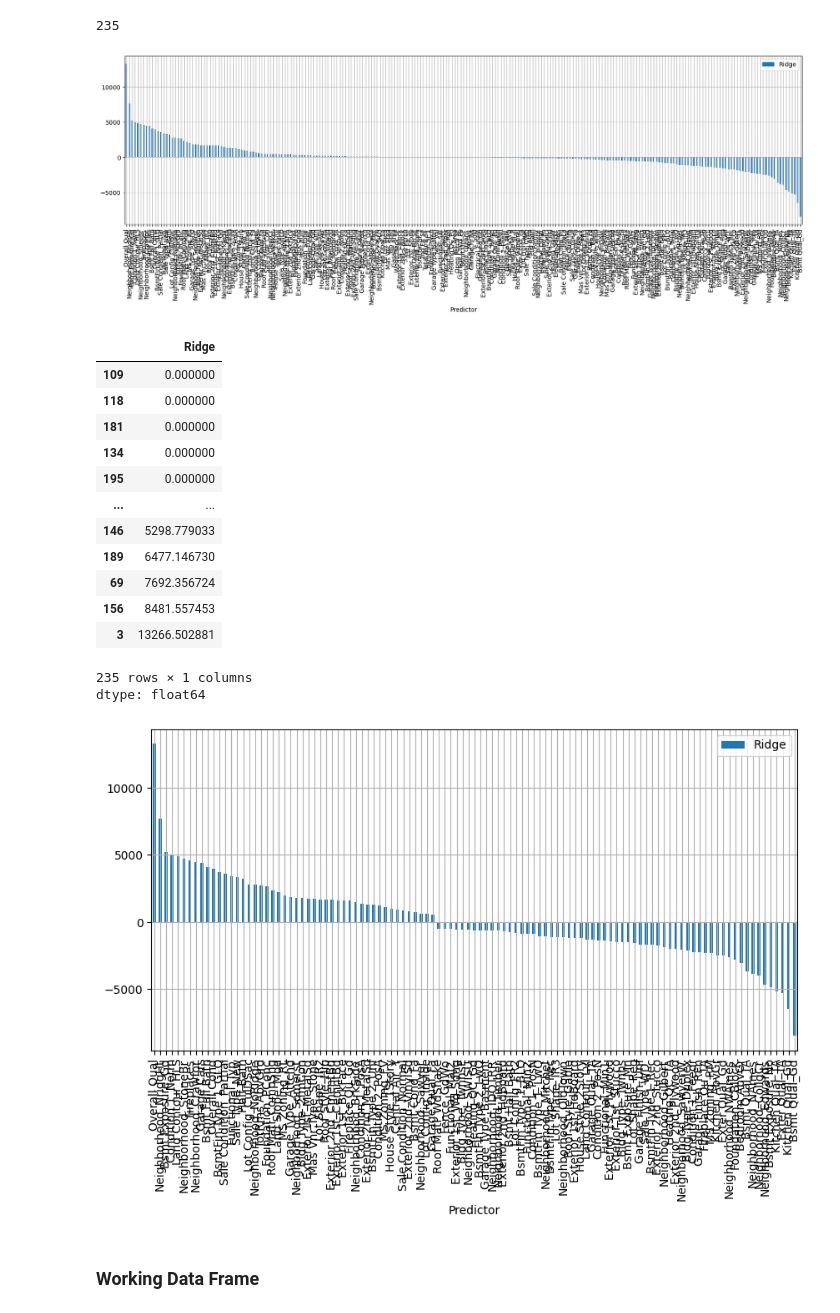
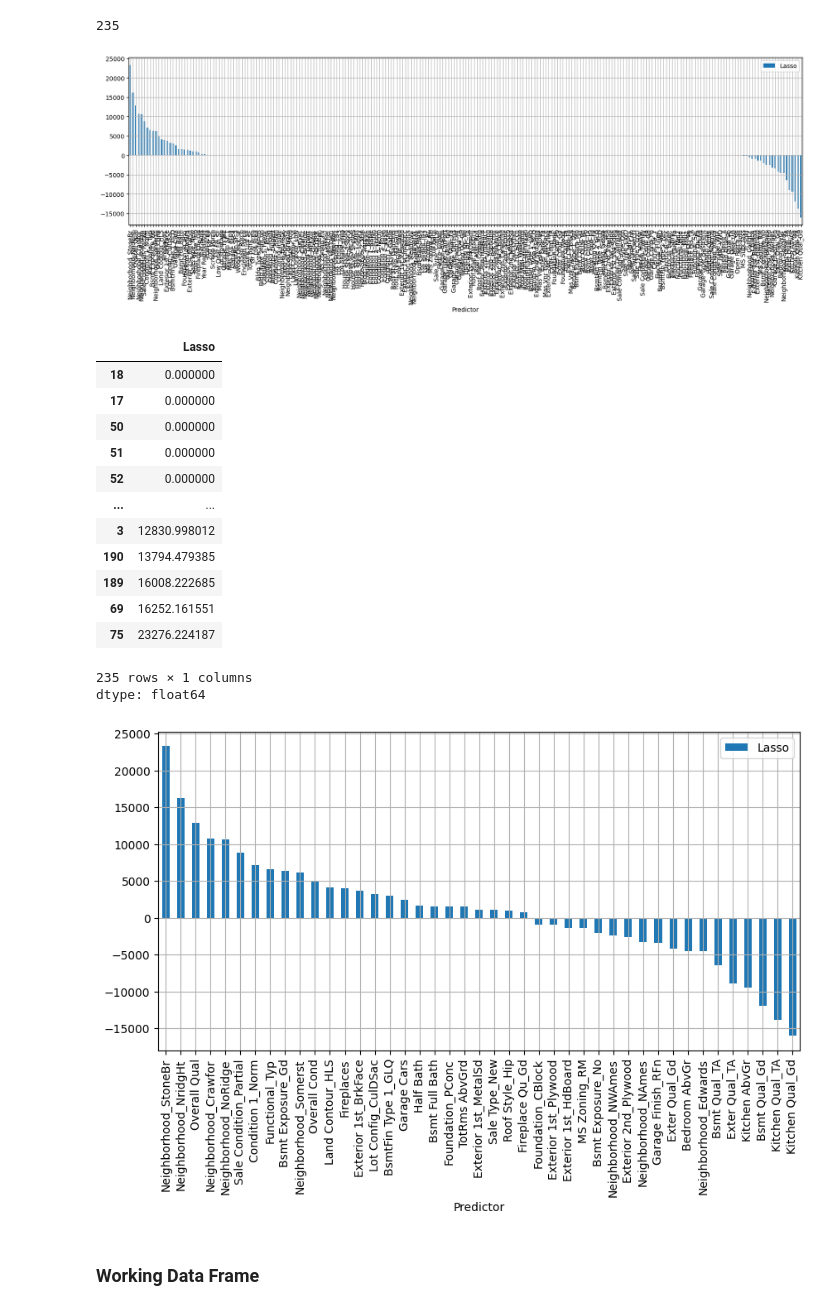
Before and after one commit to cnmi-ds-22/efitznm___Data-Science-Portfolio-C22, a Jupyter notebook: Modules/Module_2_Regression/Projects/Instructions/Project.2-Housing/Housing-Pass-18.ipynb, the cells around one changed output. Cells and saved outputs as stored; diff of their text form; code cells hidden in the pictures.

```diff
--- a/Modules/Module_2_Regression/Projects/Instructions/Project.2-Housing/Housing-Pass-18.ipynb
+++ b/Modules/Module_2_Regression/Projects/Instructions/Project.2-Housing/Housing-Pass-18.ipynb
@@ -487,13 +487,13 @@ for a in alpha:
     X_test_scaled = scaler.transform(X_test)
 
     # Create the model
-    model_ridge = Ridge(alpha = a, tol = .01, max_iter=10_000); # Looping through alpha
+    model_lasso = Lasso(alpha = a, tol = .01, max_iter=10_000); # Looping through alpha
 
     # Fit regression
-    model_ridge.fit(X_train_scaled, y_train)
+    model_lasso.fit(X_train_scaled, y_train)
 
     # Predict
-    y_pred = model_ridge.predict(X_test_scaled)
+    y_pred = model_lasso.predict(X_test_scaled)
 
     # Calculate and record performance metric
     results[idx] = np.sqrt(mean_squared_error(y_test,y_pred))
@@ -524,7 +524,7 @@ np.int64(200)
 # %%
 # %%capture --no-stdout
 # Perform CV
-n = 200
+n = 300
 results = np.zeros(n)
 
 for idx in range(n):
@@ -540,17 +540,17 @@ for idx in range(n):
   X_test_scaled = scaler.transform(X_test)
 
   # Create the model
-  model_ridge = Ridge(alpha = a, tol = .01, max_iter=10000)
+  model_lasso = Lasso(alpha = a, tol = .01, max_iter=10000)
 
   # Fit regression
-  model_ridge.fit(X_train, y_train)
+  model_lasso.fit(X_train, y_train)
 
   # Predict
-  y_pred = model_ridge.predict(X_test)
+  y_pred = model_lasso.predict(X_test)
 
   # Calculate and record performance metric
   results[idx] = np.sqrt(mean_squared_error(y_test,y_pred))
 
 print(f"CV RMSE: {results.mean().round(2)}")
-print(f"Number of Predictors: {sum(model_ridge.coef_ >0)}")
+print(f"Number of Predictors: {sum(model_lasso.coef_ >0)}")
 # %% [output]
@@ -568,39 +568,39 @@ len(X_all_features.columns)
 # Plot model coefficients
 model_results = pd.DataFrame()
 model_results['Predictor'] = X_all_features.columns
-model_results['Ridge'] = model_ridge.coef_
-model_results.sort_values( by = ["Ridge"], ascending = False ).plot(
+model_results['Lasso'] = model_lasso.coef_
+model_results.sort_values( by = ["Lasso"], ascending = False ).plot(
     x = 'Predictor',
     kind = 'bar',
     figsize = (20,5)
     )
 plt.grid()
 # %% [output]
-[figure, old version]
+[figure, new version]
 # %%
-model_results['Ridge'].abs().sort_values()
+model_results['Lasso'].abs().sort_values()
 # %% [output]
-|  | Ridge |
-| 109 | 0.000000 |
-| 118 | 0.000000 |
-| 181 | 0.000000 |
-| 134 | 0.000000 |
-| 195 | 0.000000 |
+|  | Lasso |
+| 18 | 0.000000 |
+| 17 | 0.000000 |
+| 50 | 0.000000 |
+| 51 | 0.000000 |
+| 52 | 0.000000 |
 | ... | ... |
-| 146 | 5298.779033 |
-| 189 | 6477.146730 |
-| 69 | 7692.356724 |
-| 156 | 8481.557453 |
-| 3 | 13266.502881 |
+| 3 | 12830.998012 |
+| 190 | 13794.479385 |
+| 189 | 16008.222685 |
+| 69 | 16252.161551 |
+| 75 | 23276.224187 |
 235 rows × 1 columns
 dtype: float64
 # %%
 # Plot parameters with coefficients greater than 0
-greater_0 = model_results[(model_results['Ridge'] > 500 ) | (model_results['Ridge'] < -500 )]
-greater_0.sort_values( by = ["Ridge"], ascending = False ).plot(x = 'Predictor', kind = 'bar', figsize = (10,5))
+greater_0 = model_results[(model_results['Lasso'] > 500 ) | (model_results['Lasso'] < -500 )]
+greater_0.sort_values( by = ["Lasso"], ascending = False ).plot(x = 'Predictor', kind = 'bar', figsize = (10,5))
 plt.grid()
 # %% [output]
-[figure, old version]
+[figure, new version]
 # %%
 X_features_work = X_all_features[greater_0["Predictor"]]
 # %% [markdown]
```
Also changed, not shown: parts of 24 cells of this notebook.
